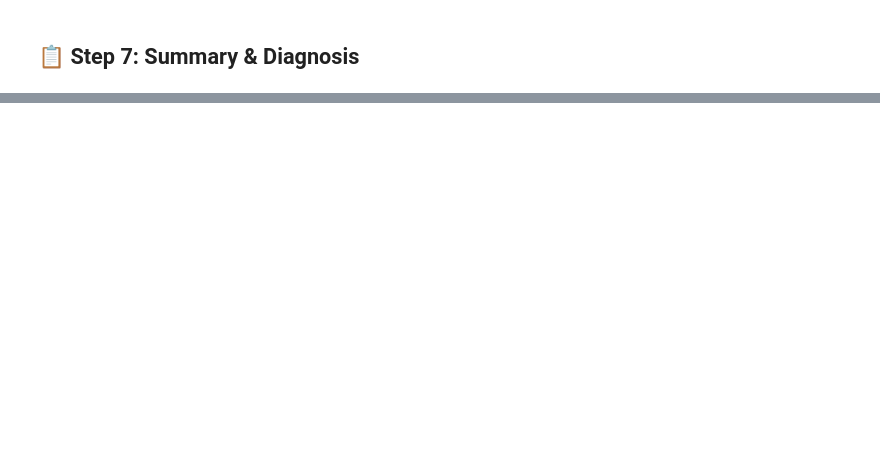
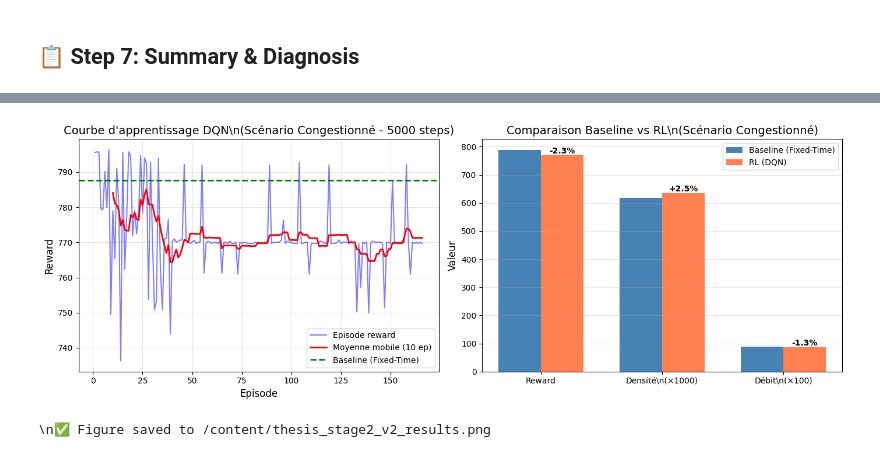
Before and after one commit to elonmj/Code-traffic-flow, a Jupyter notebook: notebooks/debug_rl_training_colab.ipynb, the cells around one changed output, grey strips where cells are left out. Drawn from its saved outputs; the diff is of its cells as text; code cells hidden in the pictures; blank space fills up the shorter version.

```diff
--- a/notebooks/debug_rl_training_colab.ipynb
+++ b/notebooks/debug_rl_training_colab.ipynb
@@ -520,0 +2444,15 @@ print("="*70)
+# %%
+# =============================================================================
+# PART 3: RL EVALUATION
+# =============================================================================
+
+print("=" * 60)
+print("PART 3: RL EVALUATION")
+print("=" * 60)
+
+stage2_rl_results = evaluate_stage2_policy(stage2_env, model=stage2_model, policy_type='model', n_episodes=EVAL_EPISODES)
+
+print(f"\n📊 RL Results:")
+print(f"   Mean Reward: {stage2_rl_results['mean_reward']:.2f} ± {stage2_rl_results['std_reward']:.2f}")
+print(f"   Mean Density: {stage2_rl_results['mean_density']:.4f}")
+print(f"   Mean Throughput: {stage2_rl_results['mean_throughput']:.2f}")
@@ -520,0 +2532,58 @@ print("="*70)
+# %%
+# =============================================================================
+# GÉNÉRATION DES FIGURES
+# =============================================================================
+import matplotlib.pyplot as plt
+
+fig, axes = plt.subplots(1, 2, figsize=(14, 5))
+
+# Figure 1: Courbe d'apprentissage
+ax1 = axes[0]
+episodes = range(1, len(stage2_callback.episode_rewards) + 1)
+ax1.plot(episodes, stage2_callback.episode_rewards, 'b-', alpha=0.5, label='Episode reward')
+
+# Moving average
+window = min(10, len(stage2_callback.episode_rewards))
+if len(stage2_callback.episode_rewards) >= window:
+    moving_avg = np.convolve(stage2_callback.episode_rewards, np.ones(window)/window, mode='valid')
+    ax1.plot(range(window, len(stage2_callback.episode_rewards)+1), moving_avg, 'r-', linewidth=2, label=f'Moyenne mobile ({window} ep)')
+
+ax1.axhline(y=stage2_baseline_results['mean_reward'], color='green', linestyle='--', linewidth=2, label='Baseline (Fixed-Time)')
+ax1.set_xlabel('Episode', fontsize=12)
+ax1.set_ylabel('Reward', fontsize=12)
+ax1.set_title('Courbe d\'apprentissage DQN\\n(Scénario Congestionné - 5000 steps)', fontsize=14)
+ax1.legend()
+ax1.grid(True, alpha=0.3)
+
+# Figure 2: Comparaison
+ax2 = axes[1]
+metrics = ['Reward', 'Densité\\n(×1000)', 'Débit\\n(×100)']
+baseline_vals = [stage2_baseline_results['mean_reward'], stage2_baseline_results['mean_density']*1000, stage2_baseline_results['mean_throughput']/100]
+rl_vals = [stage2_rl_results['mean_reward'], stage2_rl_results['mean_density']*1000, stage2_rl_results['mean_throughput']/100]
+
+x = np.arange(len(metrics))
+width = 0.35
+
+bars1 = ax2.bar(x - width/2, baseline_vals, width, label='Baseline (Fixed-Time)', color='steelblue')
+bars2 = ax2.bar(x + width/2, rl_vals, width, label='RL (DQN)', color='coral')
+
+ax2.set_ylabel('Valeur', fontsize=12)
+ax2.set_title('Comparaison Baseline vs RL\\n(Scénario Congestionné)', fontsize=14)
+ax2.set_xticks(x)
+ax2.set_xticklabels(metrics)
+ax2.legend()
+ax2.grid(True, alpha=0.3, axis='y')
+
+# Add improvement annotations
+improvements = [stage2_improvement['reward'], stage2_improvement['density'], stage2_improvement['throughput']]
+for i, (b, r, pct) in enumerate(zip(baseline_vals, rl_vals, improvements)):
+    ax2.annotate(f'{pct:+.1f}%', xy=(x[i] + width/2, r), ha='center', va='bottom', fontsize=10, fontweight='bold')
+
+plt.tight_layout()
+plt.savefig('/content/thesis_stage2_v2_results.png', dpi=150, bbox_inches='tight')
+plt.show()
+
+print("\\n✅ Figure saved to /content/thesis_stage2_v2_results.png")
+# %% [output]
+[figure, added]
+\n✅ Figure saved to /content/thesis_stage2_v2_results.png
```
Also changed, not shown: parts of 58 cells of this notebook, 5 other files.
